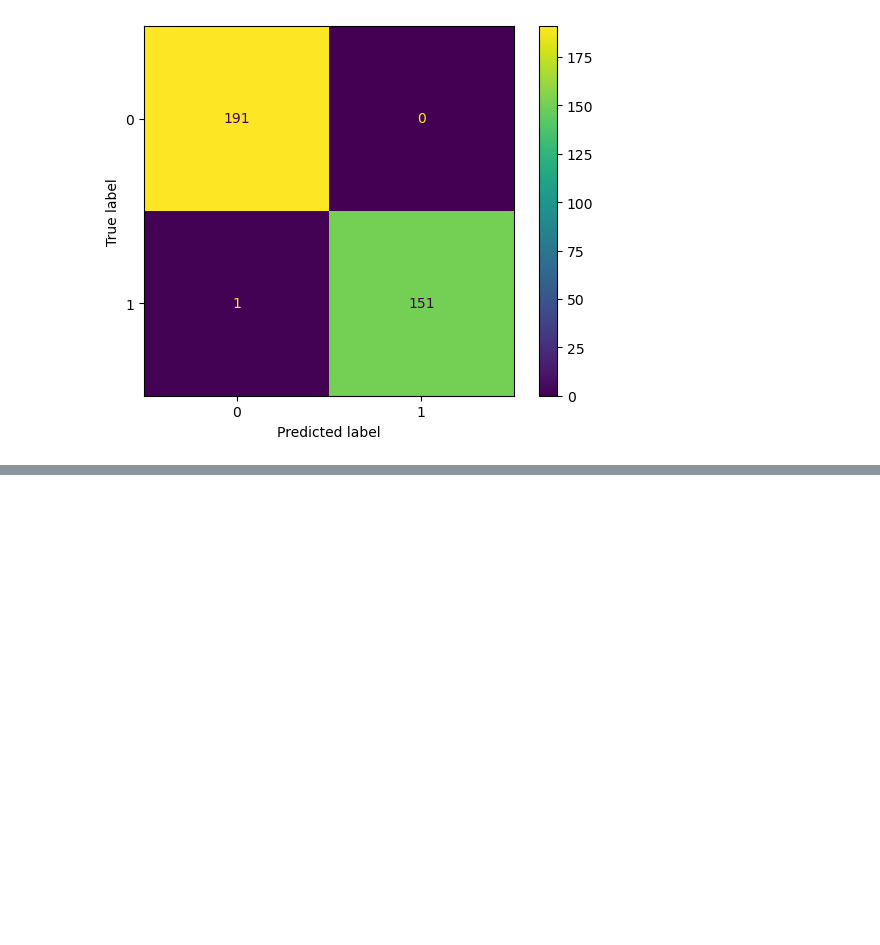
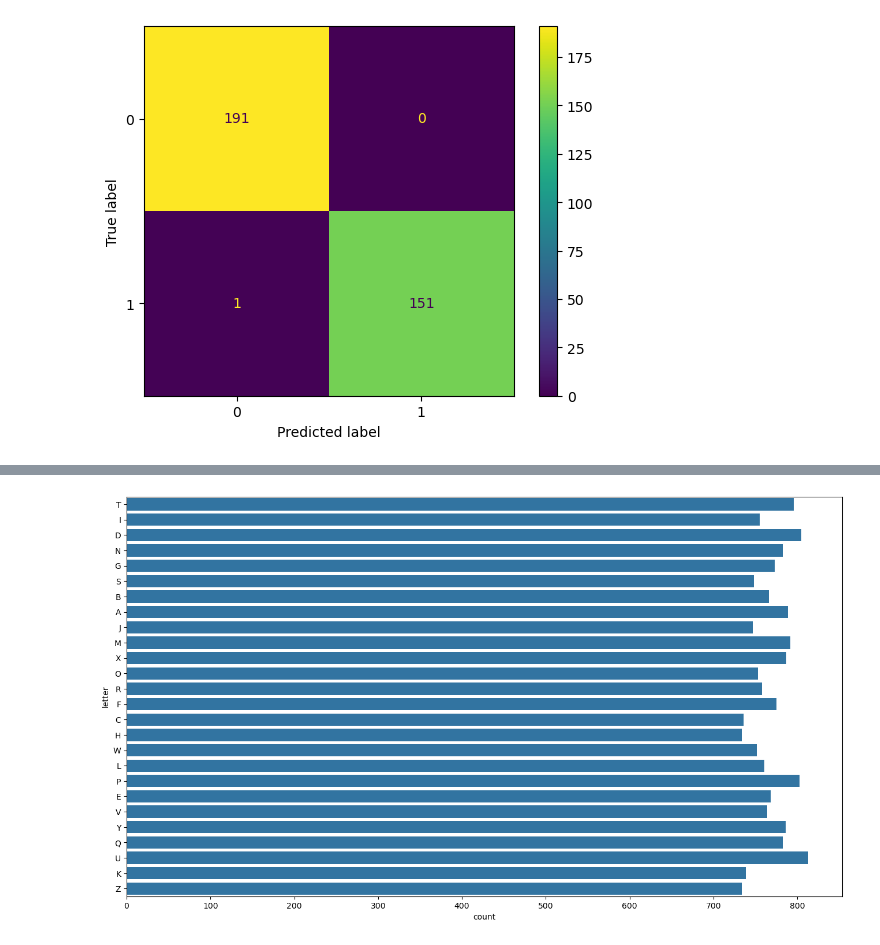
Before and after one commit to DAI-ai-code/NLP-CV, a Jupyter notebook: CV/day3/5_ml_images.ipynb, the cells around one changed output, grey strips where cells are left out. Saved outputs shown, nothing was run; the diff lists cells and outputs as text; code cells hidden in the pictures; blank space fills up the shorter version.

```diff
--- a/CV/day3/5_ml_images.ipynb
+++ b/CV/day3/5_ml_images.ipynb
@@ -115,0 +138,2 @@ ConfusionMatrixDisplay.from_predictions(y_test, y_pred);
+# %%
+df = pd.read_csv('../input/letterdata.csv')
@@ -115,0 +156,8 @@ ConfusionMatrixDisplay.from_predictions(y_test, y_pred);
+# %%
+x = df.drop('letter', axis=1)
+y = df['letter']
+# %%
+plt.figure(figsize=(16, 9))
+sns.countplot(y=y);
+# %% [output]
+[figure, added]
```
Also changed, not shown: parts of 10 cells of this notebook.
